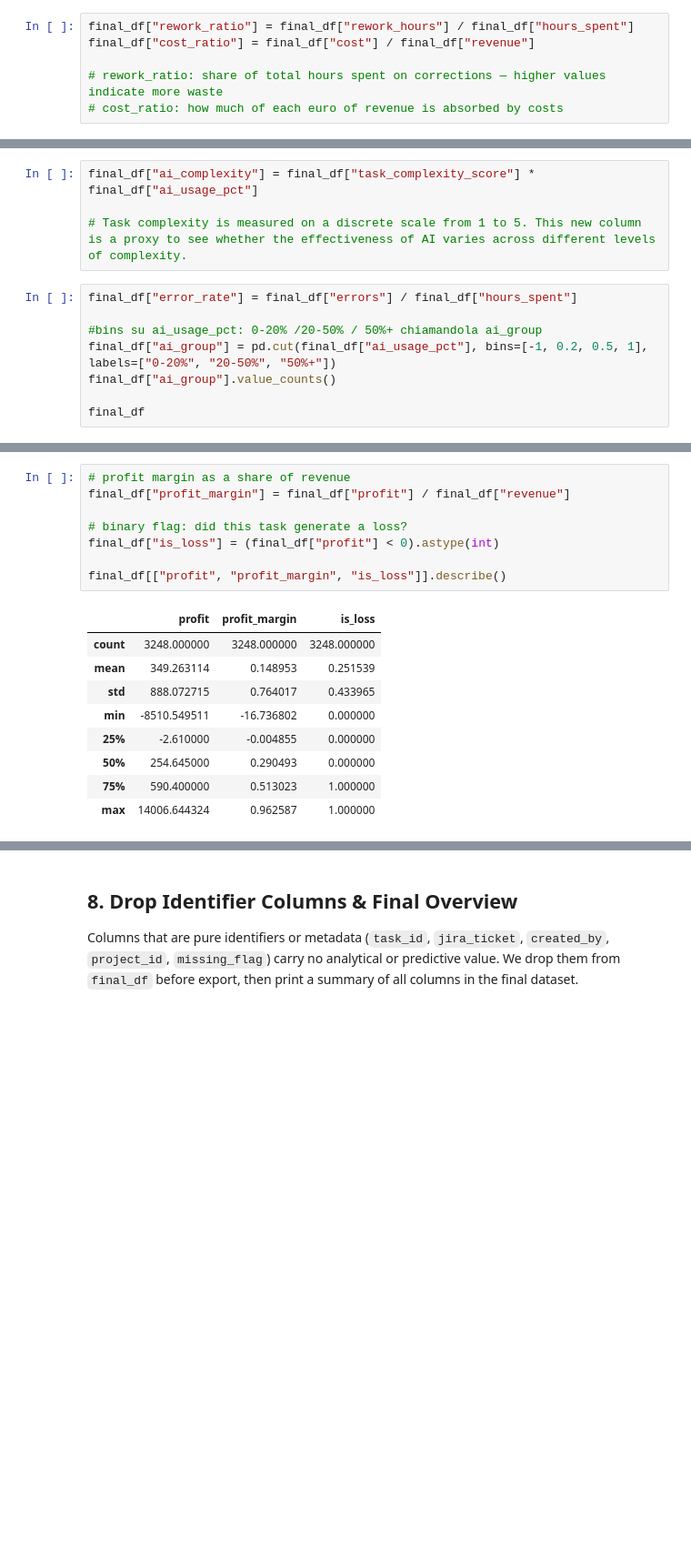
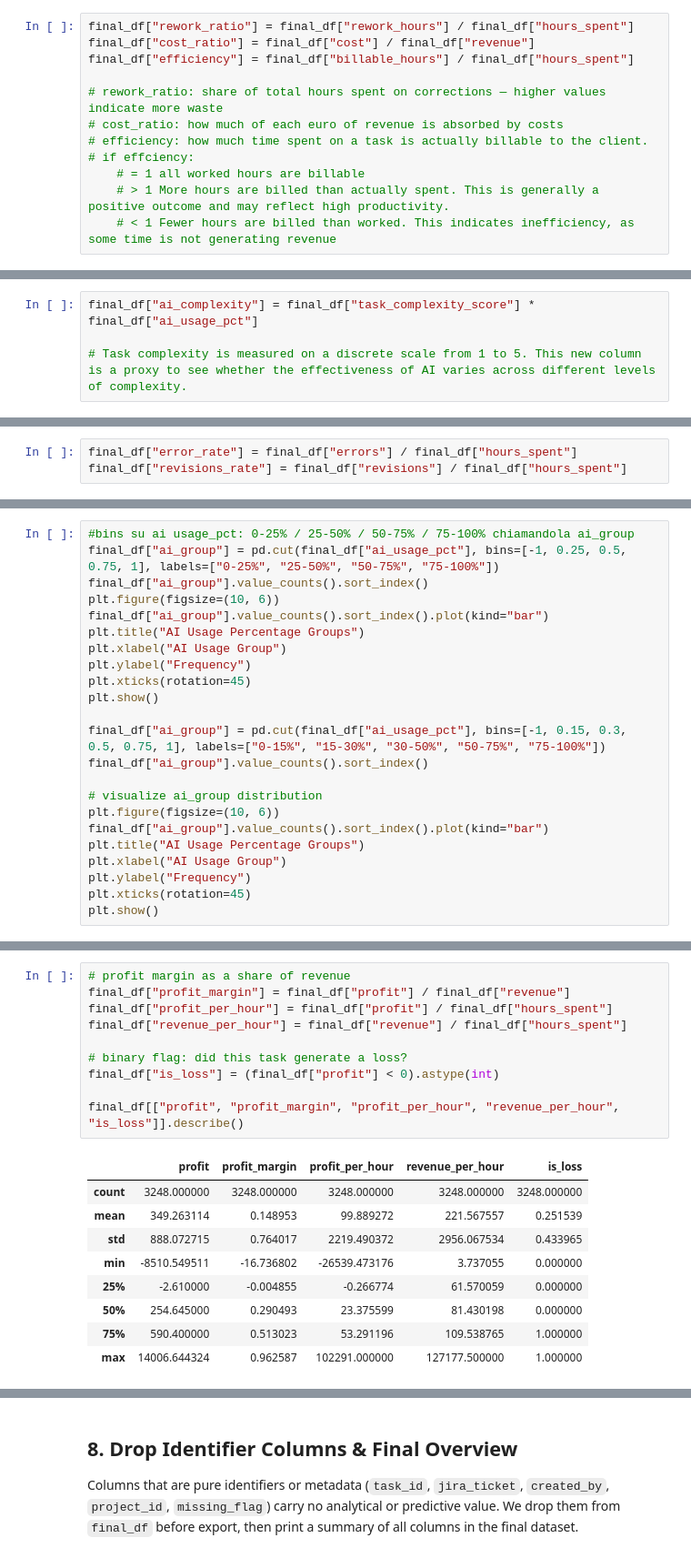
Before and after one commit to Cam-crt/FCM-Data-Alchemist, a Jupyter notebook: src/main_final.ipynb, the cells around one changed output, grey strips where cells are left out. Shown at 91% size. Saved outputs shown, nothing was run; the diff lists cells and outputs as text; blank space fills up the shorter version.

```diff
--- a/src/main_final.ipynb
+++ b/src/main_final.ipynb
@@ -598,9 +598,15 @@ We create derived variables that directly address the research questions around
 # %%
 final_df["rework_ratio"] = final_df["rework_hours"] / final_df["hours_spent"]
 final_df["cost_ratio"] = final_df["cost"] / final_df["revenue"]
+final_df["efficiency"] = final_df["billable_hours"] / final_df["hours_spent"]
 
 # rework_ratio: share of total hours spent on corrections — higher values indicate more waste
 # cost_ratio: how much of each euro of revenue is absorbed by costs
+# efficiency: how much time spent on a task is actually billable to the client.
+# if effciency:
+    # = 1 all worked hours are billable
+    # > 1 More hours are billed than actually spent. This is generally a positive outcome and may reflect high productivity.
+    # < 1 Fewer hours are billed than worked. This indicates inefficiency, as some time is not generating revenue
 # %% [markdown]
 ### 7.2 Speed Metric — Delivery Time
 
@@ -643,11 +656,3 @@ Remaining negative delivery_time: 0
 final_df["ai_complexity"] = final_df["task_complexity_score"] * final_df["ai_usage_pct"]
 
 # Task complexity is measured on a discrete scale from 1 to 5. This new column is a proxy to see whether the effectiveness of AI varies across different levels of complexity.
-# %%
-final_df["error_rate"] = final_df["errors"] / final_df["hours_spent"]
-
-#bins su ai_usage_pct: 0-20% /20-50% / 50%+ chiamandola ai_group
-final_df["ai_group"] = pd.cut(final_df["ai_usage_pct"], bins=[-1, 0.2, 0.5, 1], labels=["0-20%", "20-50%", "50%+"])
-final_df["ai_group"].value_counts()
-
-final_df
@@ -667,0 +659,3 @@ final_df
+# %%
+final_df["error_rate"] = final_df["errors"] / final_df["hours_spent"]
+final_df["revisions_rate"] = final_df["revisions"] / final_df["hours_spent"]
@@ -667,0 +664,23 @@ final_df
+# %%
+#bins su ai usage_pct: 0-25% / 25-50% / 50-75% / 75-100% chiamandola ai_group
+final_df["ai_group"] = pd.cut(final_df["ai_usage_pct"], bins=[-1, 0.25, 0.5, 0.75, 1], labels=["0-25%", "25-50%", "50-75%", "75-100%"])
+final_df["ai_group"].value_counts().sort_index()
+plt.figure(figsize=(10, 6))
+final_df["ai_group"].value_counts().sort_index().plot(kind="bar")
+plt.title("AI Usage Percentage Groups")
+plt.xlabel("AI Usage Group")
+plt.ylabel("Frequency")
+plt.xticks(rotation=45)
+plt.show()
+
+final_df["ai_group"] = pd.cut(final_df["ai_usage_pct"], bins=[-1, 0.15, 0.3, 0.5, 0.75, 1], labels=["0-15%", "15-30%", "30-50%", "50-75%", "75-100%"])
+final_df["ai_group"].value_counts().sort_index()
+
+# visualize ai_group distribution
+plt.figure(figsize=(10, 6))
+final_df["ai_group"].value_counts().sort_index().plot(kind="bar")
+plt.title("AI Usage Percentage Groups")
+plt.xlabel("AI Usage Group")
+plt.ylabel("Frequency")
+plt.xticks(rotation=45)
+plt.show()
@@ -741,19 +767,21 @@ These features directly address the reaserch question 1 (margin impact of AI) an
 # %%
 # profit margin as a share of revenue
 final_df["profit_margin"] = final_df["profit"] / final_df["revenue"]
+final_df["profit_per_hour"] = final_df["profit"] / final_df["hours_spent"]
+final_df["revenue_per_hour"] = final_df["revenue"] / final_df["hours_spent"]
 
 # binary flag: did this task generate a loss?
 final_df["is_loss"] = (final_df["profit"] < 0).astype(int)
 
-final_df[["profit", "profit_margin", "is_loss"]].describe()
+final_df[["profit", "profit_margin", "profit_per_hour", "revenue_per_hour", "is_loss"]].describe()
 # %% [output]
-|  | profit | profit_margin | is_loss |
-| count | 3248.000000 | 3248.000000 | 3248.000000 |
-| mean | 349.263114 | 0.148953 | 0.251539 |
-| std | 888.072715 | 0.764017 | 0.433965 |
-| min | -8510.549511 | -16.736802 | 0.000000 |
-| 25% | -2.610000 | -0.004855 | 0.000000 |
-| 50% | 254.645000 | 0.290493 | 0.000000 |
-| 75% | 590.400000 | 0.513023 | 1.000000 |
-| max | 14006.644324 | 0.962587 | 1.000000 |
+|  | profit | profit_margin | profit_per_hour | revenue_per_hour | is_loss |
+| count | 3248.000000 | 3248.000000 | 3248.000000 | 3248.000000 | 3248.000000 |
+| mean | 349.263114 | 0.148953 | 99.889272 | 221.567557 | 0.251539 |
+| std | 888.072715 | 0.764017 | 2219.490372 | 2956.067534 | 0.433965 |
+| min | -8510.549511 | -16.736802 | -26539.473176 | 3.737055 | 0.000000 |
+| 25% | -2.610000 | -0.004855 | -0.266774 | 61.570059 | 0.000000 |
+| 50% | 254.645000 | 0.290493 | 23.375599 | 81.430198 | 0.000000 |
+| 75% | 590.400000 | 0.513023 | 53.291196 | 109.538765 | 1.000000 |
+| max | 14006.644324 | 0.962587 | 102291.000000 | 127177.500000 | 1.000000 |
 # %% [markdown]
```
Also changed, not shown: parts of 21 cells of this notebook, 2 other files.
